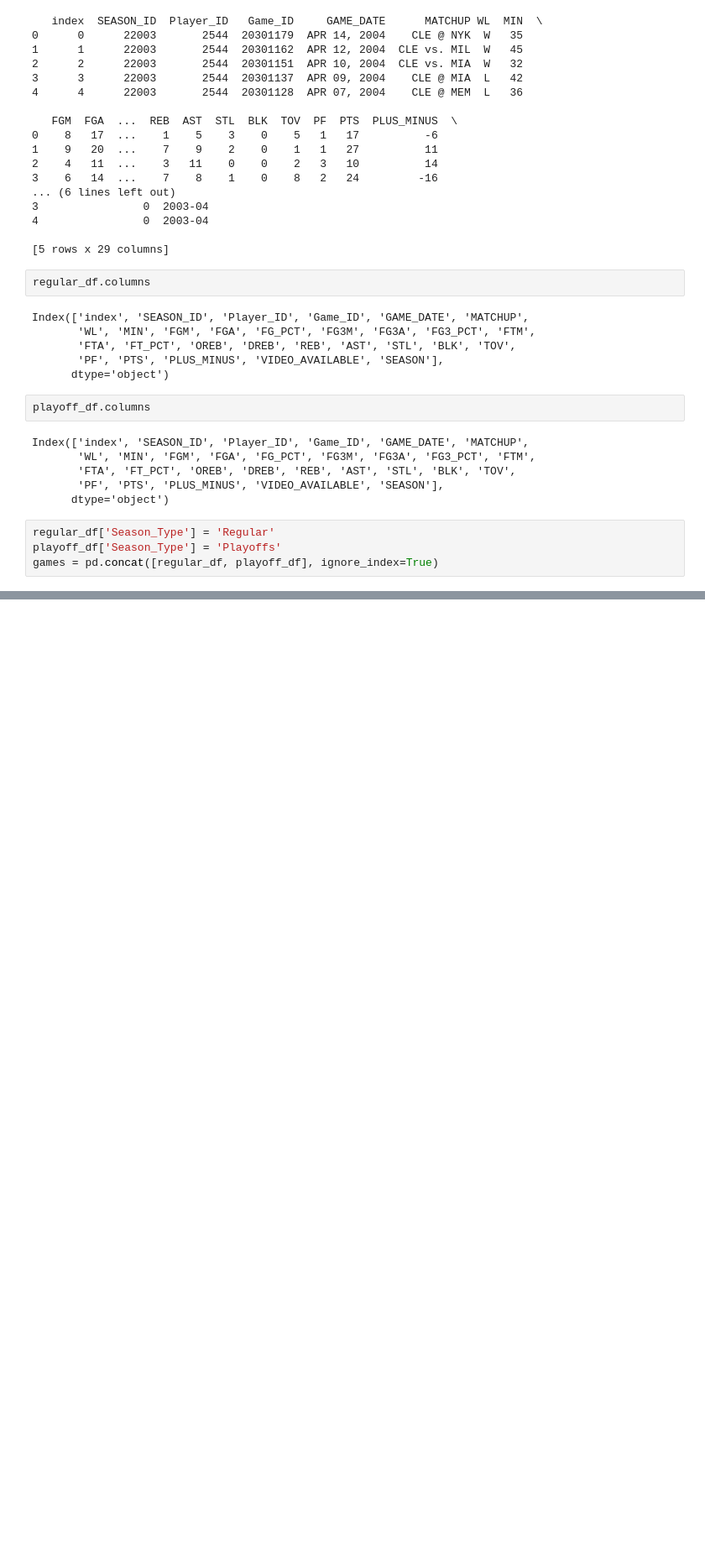
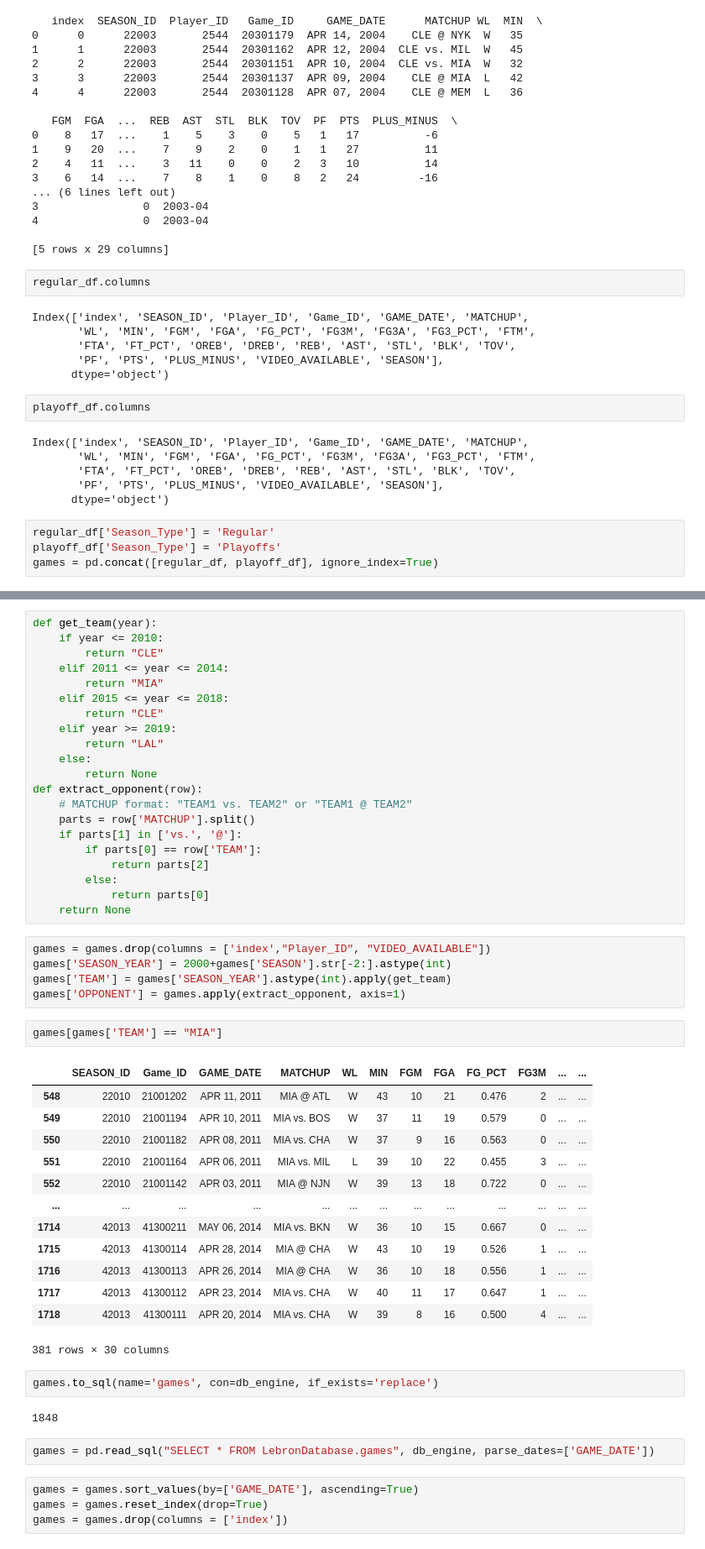
Before and after one commit to JonBierly/DataEngineeringFinal, a Jupyter notebook: data.ipynb, the cells around one changed output, grey strips where cells are left out. Shown: that part at 84% size. Saved outputs shown, nothing was run; the diff lists cells and outputs as text; blank space fills up the shorter version.

```diff
--- a/data.ipynb
+++ b/data.ipynb
@@ -273,0 +265,52 @@ games = pd.concat([regular_df, playoff_df], ignore_index=True)
+# %%
+def get_team(year):
+    if year <= 2010:
+        return "CLE"
+    elif 2011 <= year <= 2014:
+        return "MIA"
+    elif 2015 <= year <= 2018:
+        return "CLE"
+    elif year >= 2019:
+        return "LAL"
+    else:
+        return None
+def extract_opponent(row):
+    # MATCHUP format: "TEAM1 vs. TEAM2" or "TEAM1 @ TEAM2"
+    parts = row['MATCHUP'].split()
+    if parts[1] in ['vs.', '@']:
+        if parts[0] == row['TEAM']:
+            return parts[2]
+        else:
+            return parts[0]
+    return None
+# %%
+games = games.drop(columns = ['index',"Player_ID", "VIDEO_AVAILABLE"])
+games['SEASON_YEAR'] = 2000+games['SEASON'].str[-2:].astype(int)
+games['TEAM'] = games['SEASON_YEAR'].astype(int).apply(get_team)
+games['OPPONENT'] = games.apply(extract_opponent, axis=1)
+# %%
+games[games['TEAM'] == "MIA"]
+# %% [output]
+|  | SEASON_ID | Game_ID | GAME_DATE | MATCHUP | WL | MIN | FGM | FGA | FG_PCT | FG3M | ... | ... |
+| 548 | 22010 | 21001202 | APR 11, 2011 | MIA @ ATL | W | 43 | 10 | 21 | 0.476 | 2 | ... | ... |
+| 549 | 22010 | 21001194 | APR 10, 2011 | MIA vs. BOS | W | 37 | 11 | 19 | 0.579 | 0 | ... | ... |
+| 550 | 22010 | 21001182 | APR 08, 2011 | MIA vs. CHA | W | 37 | 9 | 16 | 0.563 | 0 | ... | ... |
+| 551 | 22010 | 21001164 | APR 06, 2011 | MIA vs. MIL | L | 39 | 10 | 22 | 0.455 | 3 | ... | ... |
+| 552 | 22010 | 21001142 | APR 03, 2011 | MIA @ NJN | W | 39 | 13 | 18 | 0.722 | 0 | ... | ... |
+| ... | ... | ... | ... | ... | ... | ... | ... | ... | ... | ... | ... | ... |
+| 1714 | 42013 | 41300211 | MAY 06, 2014 | MIA vs. BKN | W | 36 | 10 | 15 | 0.667 | 0 | ... | ... |
+| 1715 | 42013 | 41300114 | APR 28, 2014 | MIA @ CHA | W | 43 | 10 | 19 | 0.526 | 1 | ... | ... |
+| 1716 | 42013 | 41300113 | APR 26, 2014 | MIA @ CHA | W | 36 | 10 | 18 | 0.556 | 1 | ... | ... |
+| 1717 | 42013 | 41300112 | APR 23, 2014 | MIA vs. CHA | W | 40 | 11 | 17 | 0.647 | 1 | ... | ... |
+| 1718 | 42013 | 41300111 | APR 20, 2014 | MIA vs. CHA | W | 39 | 8 | 16 | 0.500 | 4 | ... | ... |
+381 rows × 30 columns
+# %%
+games.to_sql(name='games', con=db_engine, if_exists='replace')
+# %% [output]
+1848
+# %%
+games = pd.read_sql("SELECT * FROM LebronDatabase.games", db_engine, parse_dates=['GAME_DATE'])
+# %%
+games = games.sort_values(by=['GAME_DATE'], ascending=True)
+games = games.reset_index(drop=True)
+games = games.drop(columns = ['index'])
```
Also changed, not shown: parts of 32 cells of this notebook, 1 other file.
